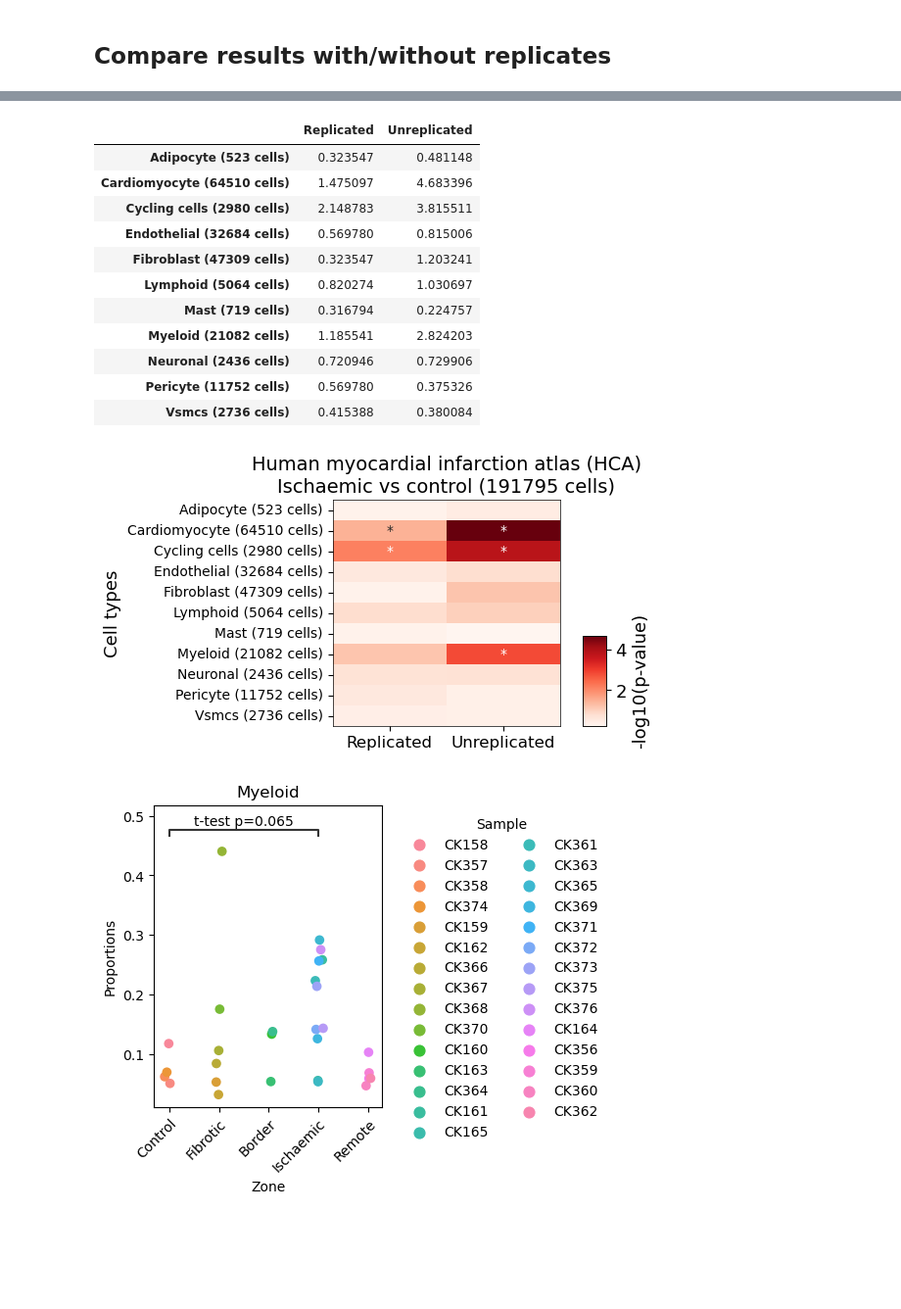
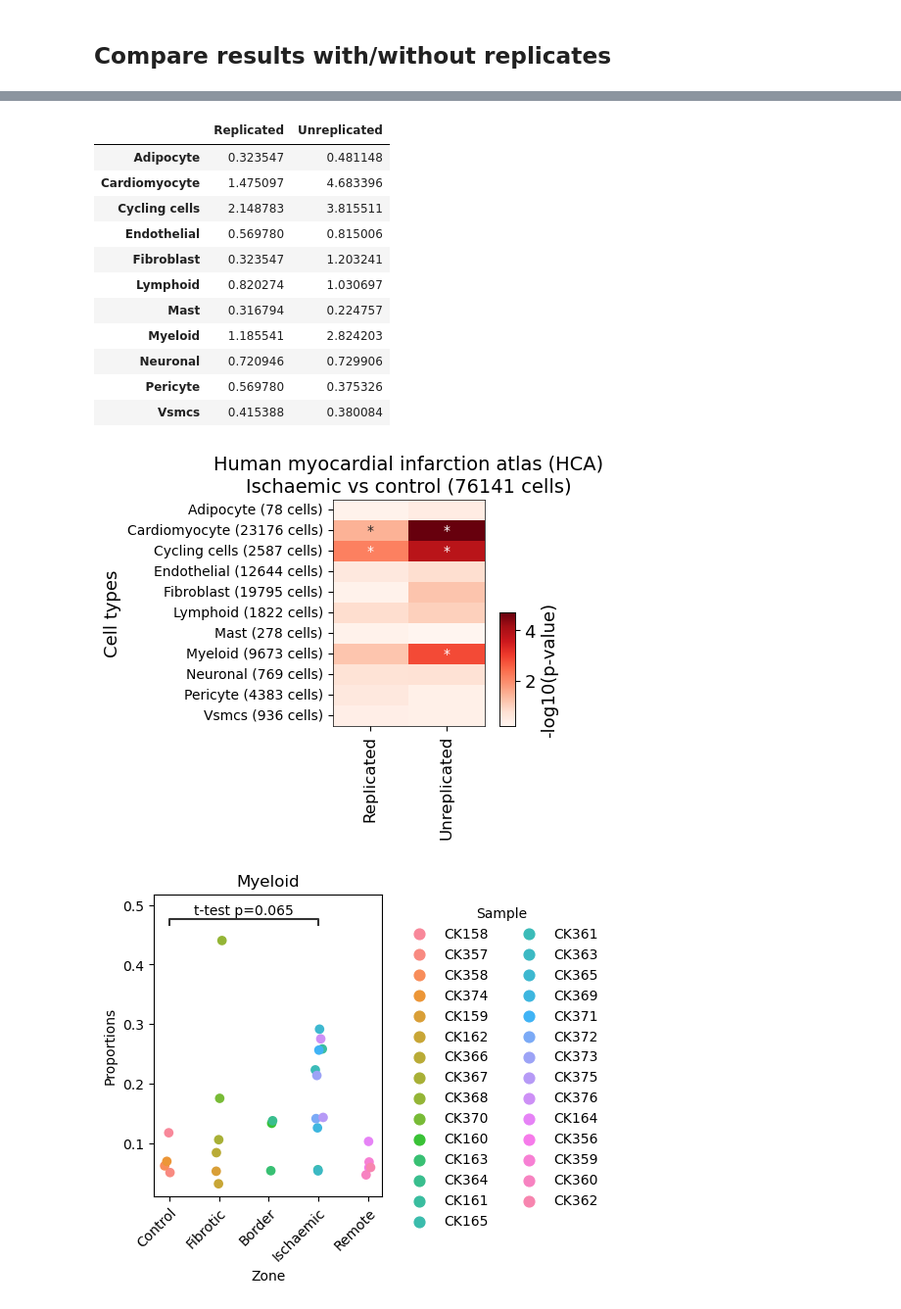
Before and after one commit to loosolab/scanpro, a Jupyter notebook: Alayoubi_et_al_2023/4_Human_MI_dataset.ipynb, the cells around one changed output, grey strips where cells are left out. Shown at 98% size. Saved outputs shown, nothing was run; the diff lists cells and outputs as text; code cells hidden in the pictures; blank space fills up the shorter version.

Commit message:
update notebooks and plots

```diff
--- a/Alayoubi_et_al_2023/4_Human_MI_dataset.ipynb
+++ b/Alayoubi_et_al_2023/4_Human_MI_dataset.ipynb
@@ -35,4 +45,4 @@ human_MI.head()
 # %%
-cluster_count = human_MI.value_counts('cell_type').sort_index().to_dict()
+cluster_count = human_MI[human_MI['Zone'].isin(['Control', 'Ischaemic'])].value_counts('cell_type').sort_index().to_dict()
 cluster_count
 # %% [output]
@@ -144,3 +149,12 @@ res_snrna_boot.plot(n_columns=4, save=f"{FIG_PATH}/humanMI_norep_all.pdf")
 -------------------
 # %% [markdown]
 ## Compare results with/without replicates
+# %%
+annot = human_MI[human_MI['Zone'].isin(['Control', 'Ischaemic'])].value_counts(['Zone', 'cell_type']).reset_index().set_index(['cell_type', 'Zone'])[0].to_dict()
+counts = {celltype: {'Ischaemic': 0, "Control": 0} for celltype in human_MI['cell_type'].unique()}
+
+for key in list(annot.keys()):
+    celltype = key[0]
+    zone = key[1]
+    counts[celltype][zone] = annot[(celltype, zone)]
+counts
@@ -149,58 +175,61 @@ res_snrna_boot.plot(n_columns=4, save=f"{FIG_PATH}/humanMI_norep_all.pdf")
 compare = {'Replicated': -np.log10(res_snrna.results.iloc[:,-1].values),
            'Unreplicated': -np.log10(res_snrna_boot.results.iloc[:,-1].values)}
 
-index = [f"{celltype} ({n_cells} cells)" for celltype, n_cells in cluster_count.items()]
+index_plot = [f"{celltype} ({cluster_count[celltype]} cells)" for celltype in cluster_count.keys()]
+index = [f"{celltype}" for celltype in counts.keys()]
+
+compare_plot = pd.DataFrame(compare, index=index_plot)
 compare = pd.DataFrame(compare, index=index)
 
 compare
 # %% [output]
 |  | Replicated | Unreplicated |
-| Adipocyte (523 cells) | 0.323547 | 0.481148 |
-| Cardiomyocyte (64510 cells) | 1.475097 | 4.683396 |
-| Cycling cells (2980 cells) | 2.148783 | 3.815511 |
-| Endothelial (32684 cells) | 0.569780 | 0.815006 |
-| Fibroblast (47309 cells) | 0.323547 | 1.203241 |
-| Lymphoid (5064 cells) | 0.820274 | 1.030697 |
-| Mast (719 cells) | 0.316794 | 0.224757 |
-| Myeloid (21082 cells) | 1.185541 | 2.824203 |
-| Neuronal (2436 cells) | 0.720946 | 0.729906 |
-| Pericyte (11752 cells) | 0.569780 | 0.375326 |
-| Vsmcs (2736 cells) | 0.415388 | 0.380084 |
+| Adipocyte | 0.323547 | 0.481148 |
+| Cardiomyocyte | 1.475097 | 4.683396 |
+| Cycling cells | 2.148783 | 3.815511 |
+| Endothelial | 0.569780 | 0.815006 |
+| Fibroblast | 0.323547 | 1.203241 |
+| Lymphoid | 0.820274 | 1.030697 |
+| Mast | 0.316794 | 0.224757 |
+| Myeloid | 1.185541 | 2.824203 |
+| Neuronal | 0.720946 | 0.729906 |
+| Pericyte | 0.569780 | 0.375326 |
+| Vsmcs | 0.415388 | 0.380084 |
 # %%
 from mpl_toolkits.axes_grid1.inset_locator import inset_axes
 
 # annotation for heatmap
 annot = {'Replicated': ['*' if value < 0.05 else '' for value in res_snrna.results.iloc[:,-1].to_list()],
          'Unreplicated': ['*' if value < 0.05 else '' for value in res_snrna_boot.results.iloc[:,-1].to_list()]}
 
-fig, ax = plt.subplots(1, 1, figsize=(3, 3))
+fig, ax = plt.subplots(1, 1, figsize=(2, 3))
 
-cax = inset_axes(ax, width="10%", height="40%", loc='lower left',
+cax = inset_axes(ax, width="10%", height="50%", loc='lower left',
                         bbox_to_anchor=(1.1, 0, 1, 1),
                         bbox_transform=ax.transAxes, borderpad=0)
 
-sns.heatmap(compare, annot=pd.DataFrame(annot), fmt='', cmap='Reds',
+sns.heatmap(compare_plot, annot=pd.DataFrame(annot), fmt='', cmap='Reds',
             ax=ax, cbar_kws={'label': '-log10(p-value)'}, cbar_ax=cax)
 
 ax.set_title(f"Human myocardial infarction atlas (HCA)\nIschaemic vs control ({n_cells} cells)", fontsize=14)
 ax.set_ylabel('Cell types', fontsize=13)
 
 ax.set_xticklabels(ax.get_xticklabels(), fontsize=12)
 
 plt.tick_params(axis='both', which='major', labelsize=13)
 ax.figure.axes[-1].yaxis.label.set_size(13)
 
 # Drawing the frame
 for ax_ in [ax, cax]:
     for _, spine in ax_.spines.items():
         spine.set_visible(True)
         spine.set_linewidth(0.5)
 
 plt.savefig(f'{FIG_PATH}/humanMI_ischaemic_vs_ctrl_heatmap.pdf', dpi=300, bbox_inches='tight')
 
 plt.show()
 # %% [output]
-[figure, old version]
+[figure, new version]
 # %%
 res_snrna.plot(clusters=["Myeloid"], save=f"{FIG_PATH}/humanMI_rep_myeloid.pdf")
 # %% [output]
```
Also changed, not shown: parts of 61 cells of this notebook, 27 other files.
